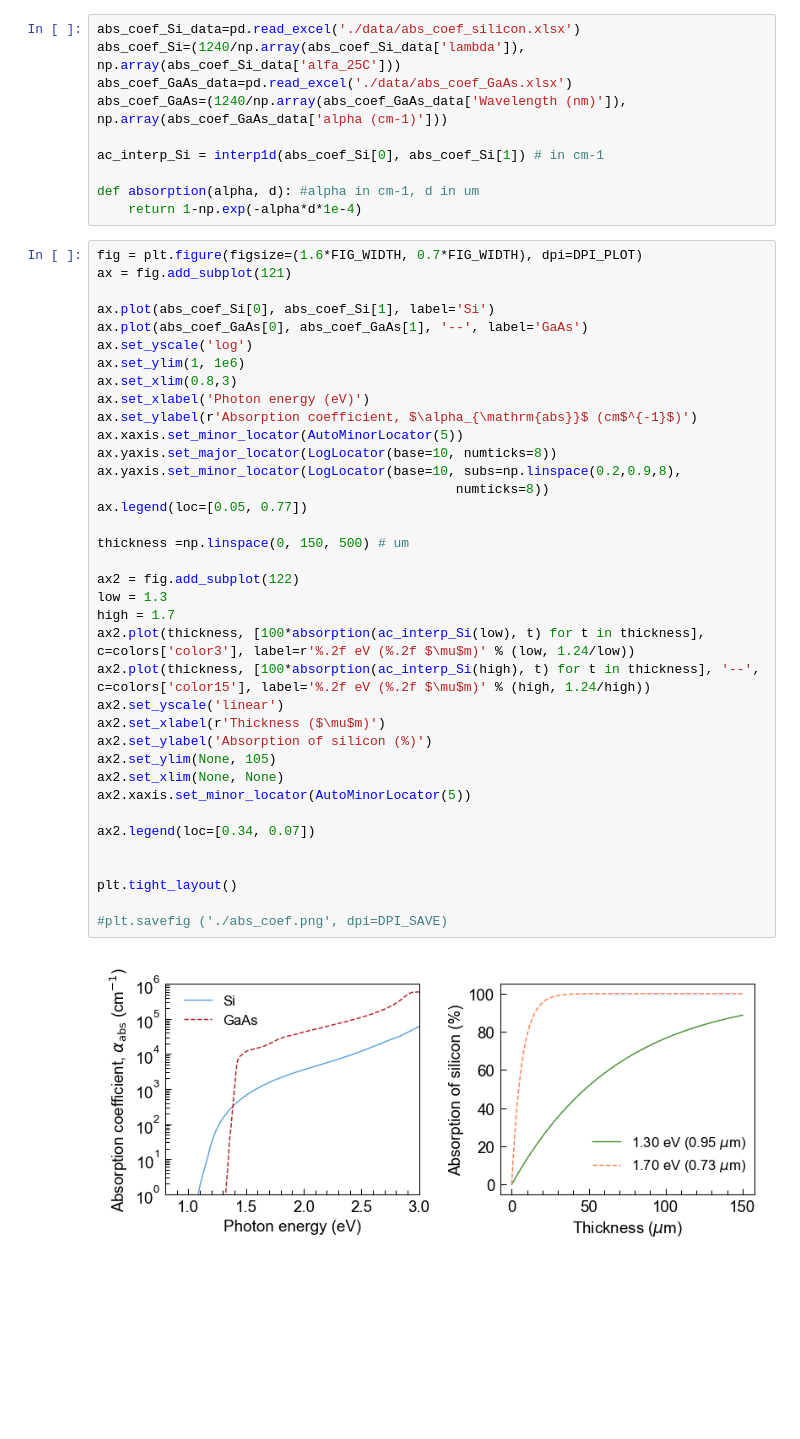
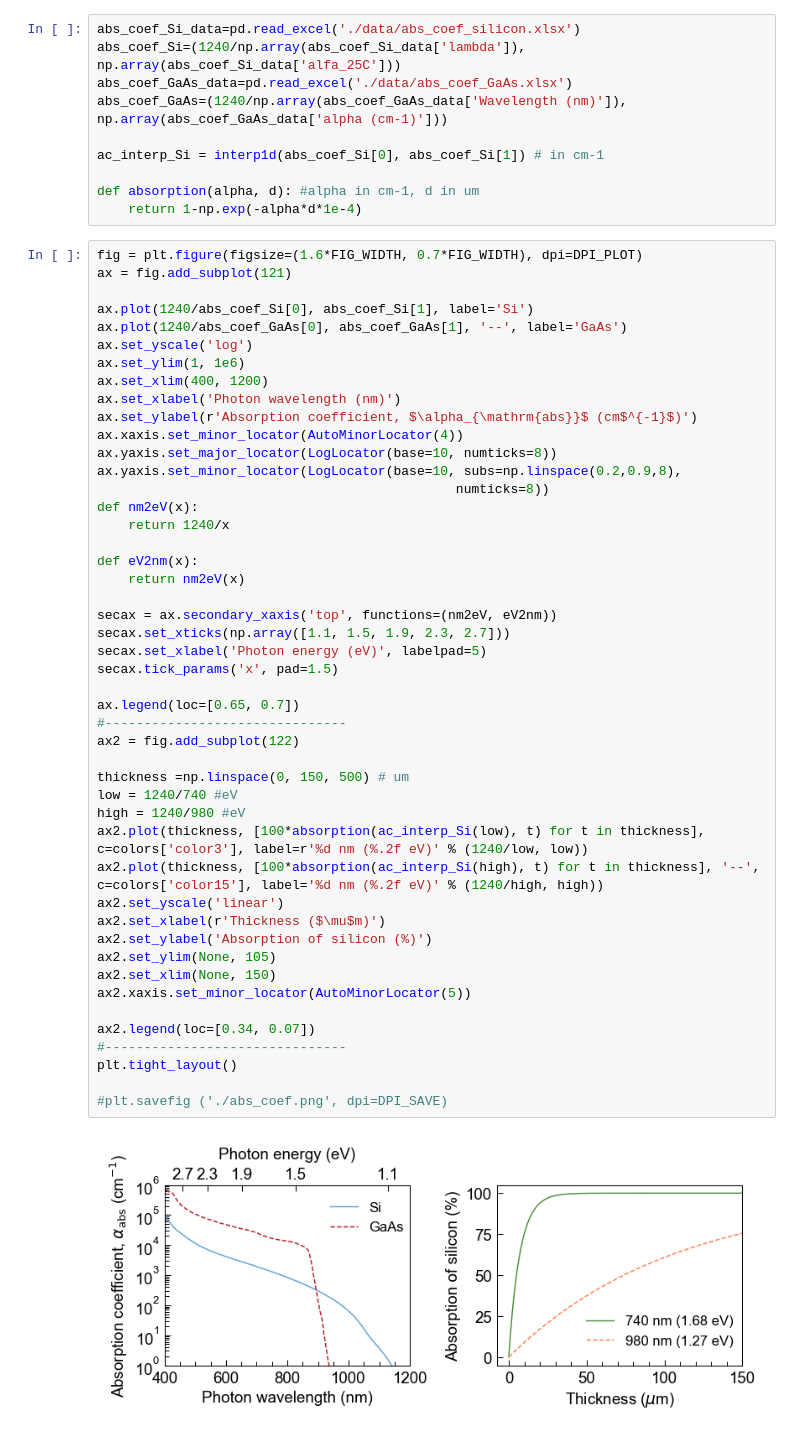
Before and after one commit to martavp/pv-textbook, a Jupyter notebook: Figures/Chapter_03/figures_python/fig_absorption_coefficients.ipynb, the cells around one changed output. Cells and saved outputs as stored; diff of their text form; blank space fills up the shorter version.

Commit message:
figure 3.12 in nm

```diff
--- a/Figures/Chapter_03/figures_python/fig_absorption_coefficients.ipynb
+++ b/Figures/Chapter_03/figures_python/fig_absorption_coefficients.ipynb
@@ -64,39 +64,49 @@ def absorption(alpha, d): #alpha in cm-1, d in um
 # %%
 fig = plt.figure(figsize=(1.6*FIG_WIDTH, 0.7*FIG_WIDTH), dpi=DPI_PLOT)
 ax = fig.add_subplot(121)
 
-ax.plot(abs_coef_Si[0], abs_coef_Si[1], label='Si')
-ax.plot(abs_coef_GaAs[0], abs_coef_GaAs[1], '--', label='GaAs')
+ax.plot(1240/abs_coef_Si[0], abs_coef_Si[1], label='Si')
+ax.plot(1240/abs_coef_GaAs[0], abs_coef_GaAs[1], '--', label='GaAs')
 ax.set_yscale('log')
 ax.set_ylim(1, 1e6)
-ax.set_xlim(0.8,3)
-ax.set_xlabel('Photon energy (eV)')
+ax.set_xlim(400, 1200)
+ax.set_xlabel('Photon wavelength (nm)')
 ax.set_ylabel(r'Absorption coefficient, $\alpha_{\mathrm{abs}}$ (cm$^{-1}$)')
-ax.xaxis.set_minor_locator(AutoMinorLocator(5))
+ax.xaxis.set_minor_locator(AutoMinorLocator(4))
 ax.yaxis.set_major_locator(LogLocator(base=10, numticks=8))
 ax.yaxis.set_minor_locator(LogLocator(base=10, subs=np.linspace(0.2,0.9,8),
                                               numticks=8))
-ax.legend(loc=[0.05, 0.77])
+def nm2eV(x):
+    return 1240/x
+
+def eV2nm(x):
+    return nm2eV(x)
+
+secax = ax.secondary_xaxis('top', functions=(nm2eV, eV2nm))
+secax.set_xticks(np.array([1.1, 1.5, 1.9, 2.3, 2.7]))
+secax.set_xlabel('Photon energy (eV)', labelpad=5)
+secax.tick_params('x', pad=1.5)
+
+ax.legend(loc=[0.65, 0.7])
+#-------------------------------
+ax2 = fig.add_subplot(122)
 
 thickness =np.linspace(0, 150, 500) # um
-
-ax2 = fig.add_subplot(122)
-low = 1.3
-high = 1.7
-ax2.plot(thickness, [100*absorption(ac_interp_Si(low), t) for t in thickness], c=colors['color3'], label=r'%.2f eV (%.2f $\mu$m)' % (low, 1.24/low))
-ax2.plot(thickness, [100*absorption(ac_interp_Si(high), t) for t in thickness], '--', c=colors['color15'], label='%.2f eV (%.2f $\mu$m)' % (high, 1.24/high))
+low = 1240/740 #eV
+high = 1240/980 #eV
+ax2.plot(thickness, [100*absorption(ac_interp_Si(low), t) for t in thickness], c=colors['color3'], label=r'%d nm (%.2f eV)' % (1240/low, low))
+ax2.plot(thickness, [100*absorption(ac_interp_Si(high), t) for t in thickness], '--', c=colors['color15'], label='%d nm (%.2f eV)' % (1240/high, high))
 ax2.set_yscale('linear')
 ax2.set_xlabel(r'Thickness ($\mu$m)')
 ax2.set_ylabel('Absorption of silicon (%)')
 ax2.set_ylim(None, 105)
-ax2.set_xlim(None, None)
+ax2.set_xlim(None, 150)
 ax2.xaxis.set_minor_locator(AutoMinorLocator(5))
 
 ax2.legend(loc=[0.34, 0.07])
-
-
+#-------------------------------
 plt.tight_layout()
 
 #plt.savefig ('./abs_coef.png', dpi=DPI_SAVE)
 # %% [output]
-[figure, old version]
+[figure, new version]
```
Also changed, not shown: 2 other files.
